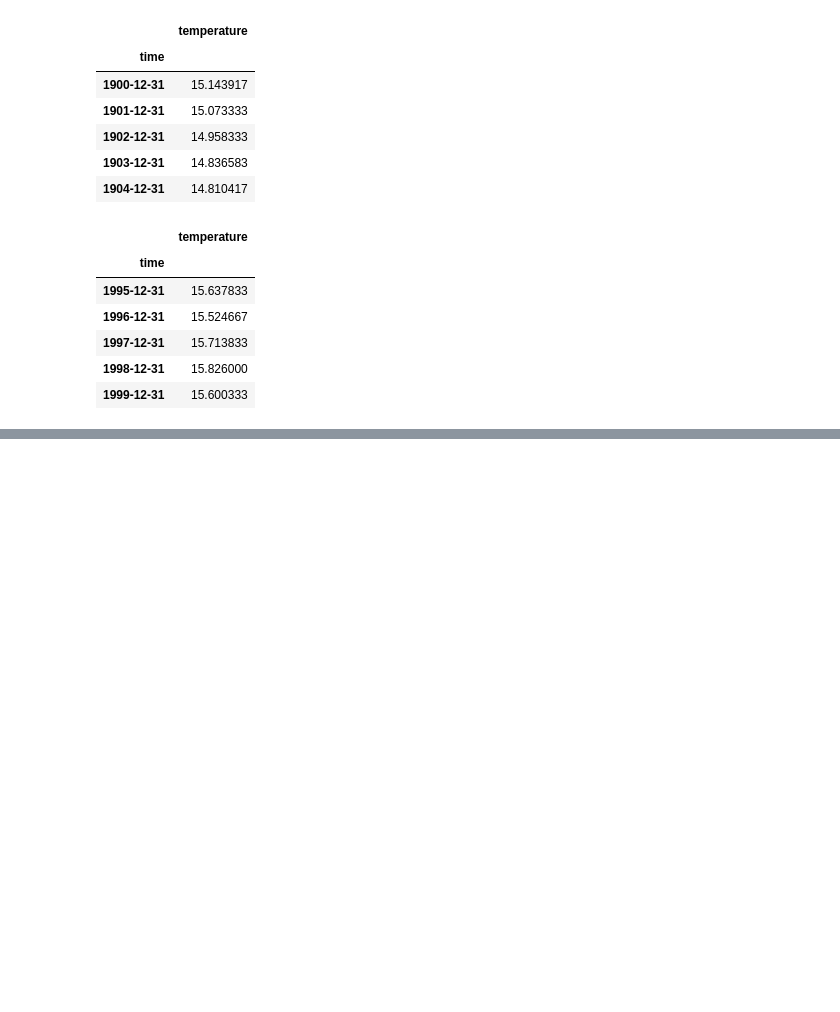
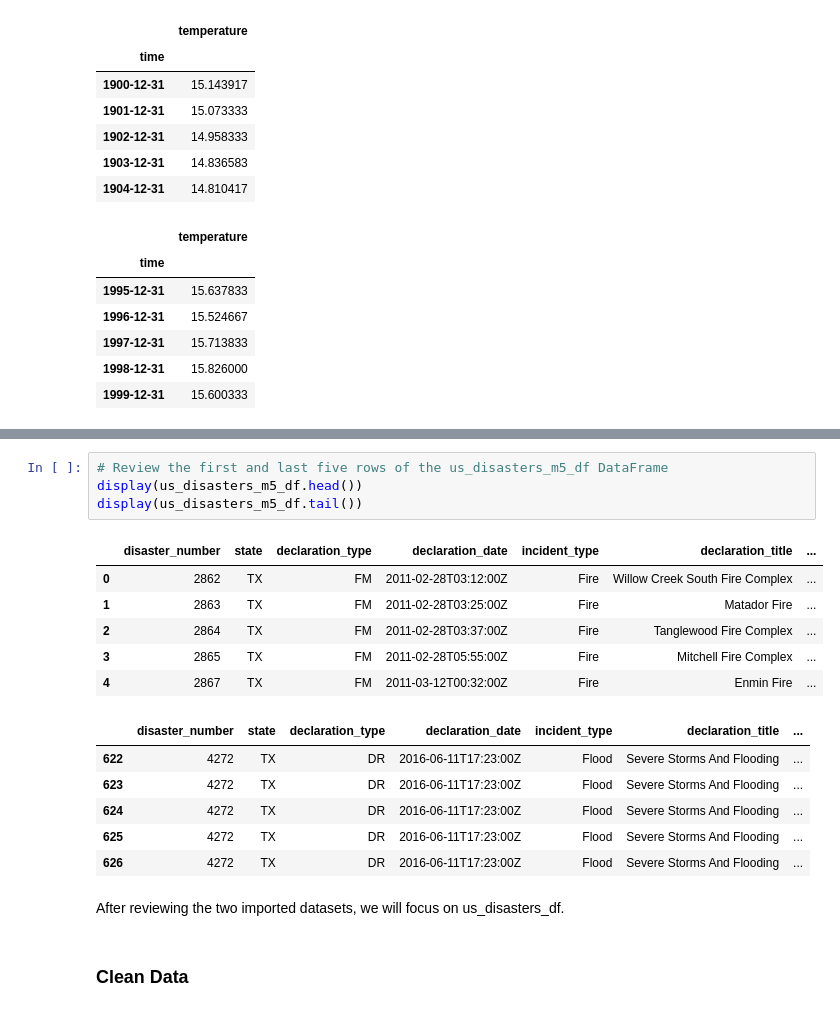
Before and after one commit to joshuacreveling/Group_Project_1, a Jupyter notebook: commodities_prices_vs_climate_change.ipynb, the cells around one changed output, grey strips where cells are left out. Cells and saved outputs as stored; diff of their text form; blank space fills up the shorter version.

```diff
--- a/commodities_prices_vs_climate_change.ipynb
+++ b/commodities_prices_vs_climate_change.ipynb
@@ -239,0 +276,21 @@ At the end of this report, we will provide analysis on which commodities have fa
+# %%
+# Review the first and last five rows of the us_disasters_m5_df DataFrame
+display(us_disasters_m5_df.head())
+display(us_disasters_m5_df.tail())
+# %% [output]
+|  | disaster_number | state | declaration_type | declaration_date | incident_type | declaration_title | ... |
+| 0 | 2862 | TX | FM | 2011-02-28T03:12:00Z | Fire | Willow Creek South Fire Complex | ... |
+| 1 | 2863 | TX | FM | 2011-02-28T03:25:00Z | Fire | Matador Fire | ... |
+| 2 | 2864 | TX | FM | 2011-02-28T03:37:00Z | Fire | Tanglewood Fire Complex | ... |
+| 3 | 2865 | TX | FM | 2011-02-28T05:55:00Z | Fire | Mitchell Fire Complex | ... |
+| 4 | 2867 | TX | FM | 2011-03-12T00:32:00Z | Fire | Enmin Fire | ... |
+|  | disaster_number | state | declaration_type | declaration_date | incident_type | declaration_title | ... |
+| 622 | 4272 | TX | DR | 2016-06-11T17:23:00Z | Flood | Severe Storms And Flooding | ... |
+| 623 | 4272 | TX | DR | 2016-06-11T17:23:00Z | Flood | Severe Storms And Flooding | ... |
+| 624 | 4272 | TX | DR | 2016-06-11T17:23:00Z | Flood | Severe Storms And Flooding | ... |
+| 625 | 4272 | TX | DR | 2016-06-11T17:23:00Z | Flood | Severe Storms And Flooding | ... |
+| 626 | 4272 | TX | DR | 2016-06-11T17:23:00Z | Flood | Severe Storms And Flooding | ... |
+# %% [markdown]
+After reviewing the two imported datasets, we will focus on us_disasters_df.
+# %% [markdown]
+### Clean Data
```
Also changed, not shown: parts of 35 cells of this notebook, 1 other file.
